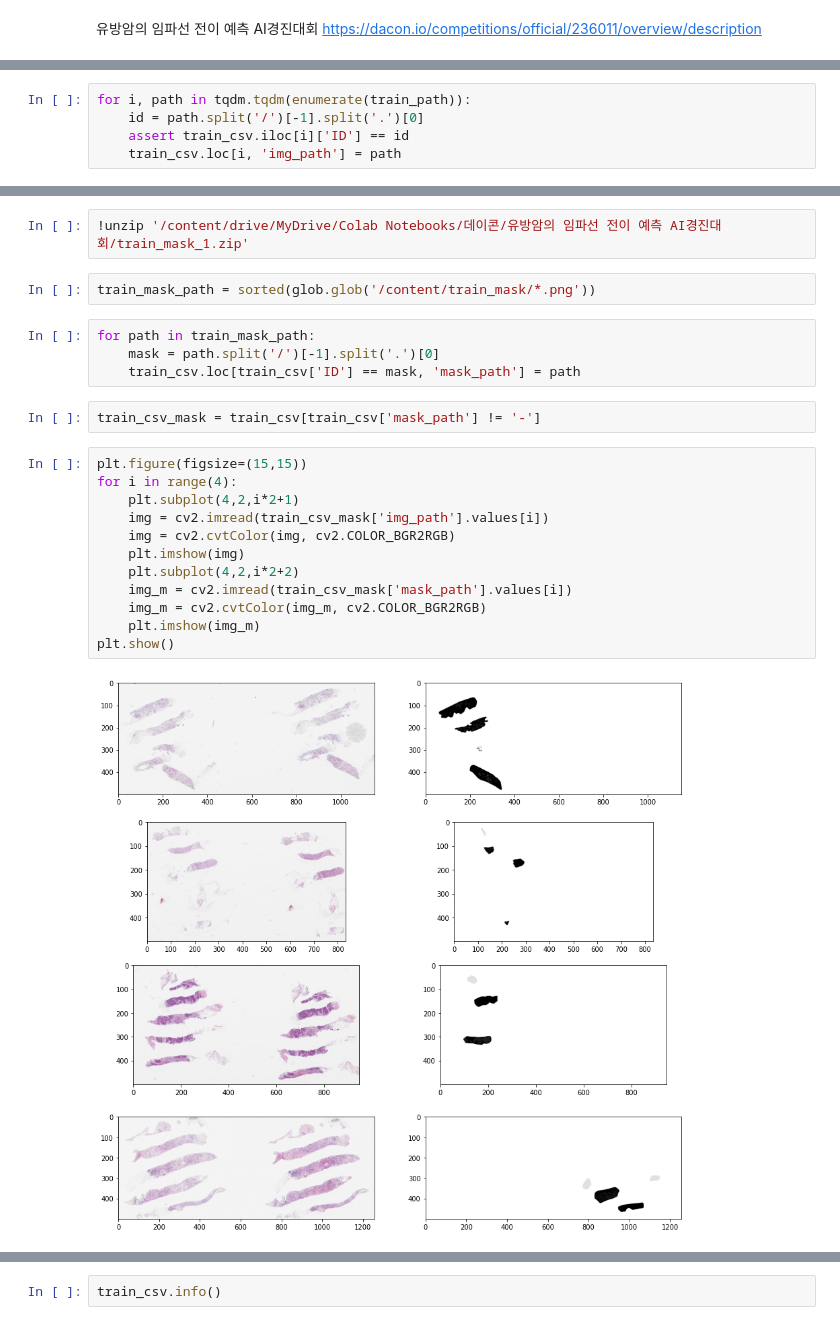
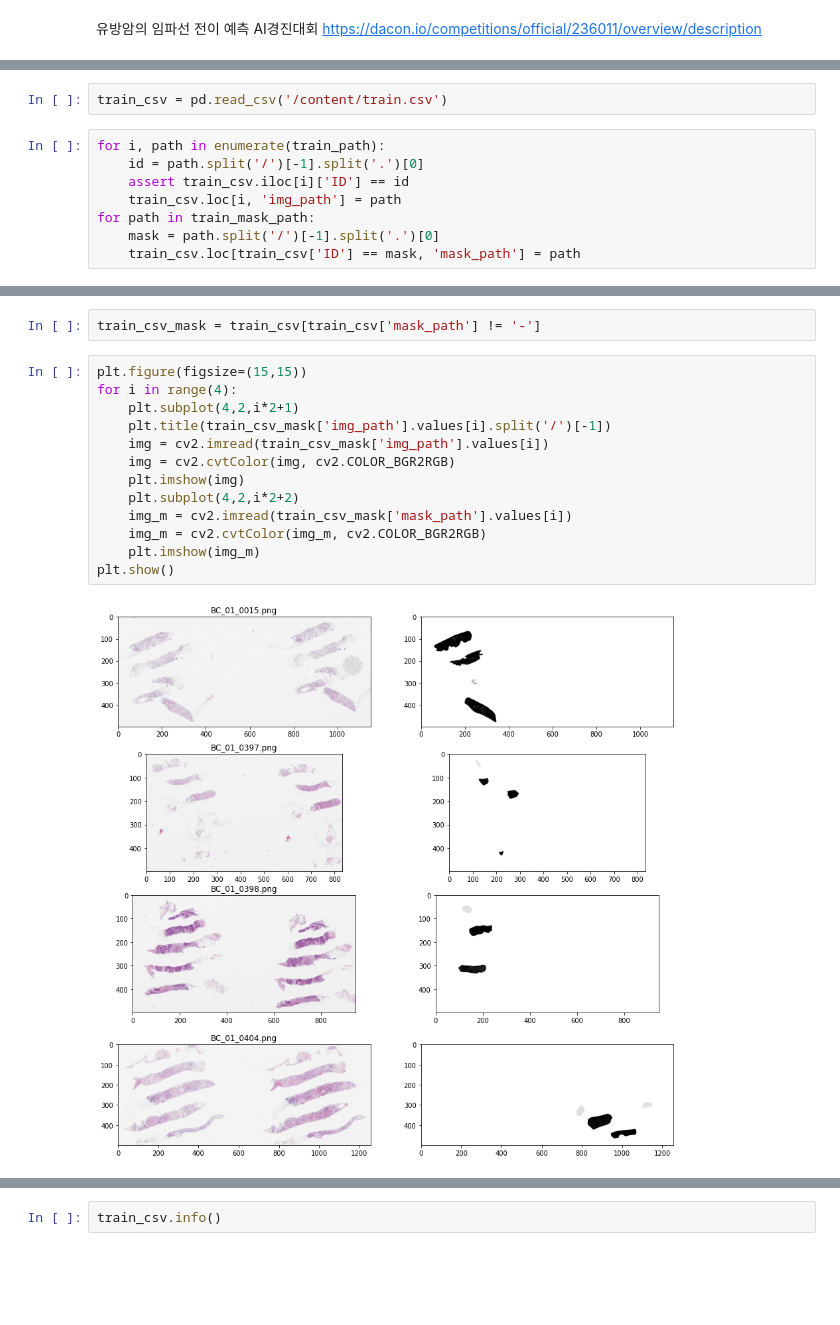
Before and after one commit to chi-hun/dacon, a Jupyter notebook: 유방암의_임파선_전이_예측_AI경진대회.ipynb, the cells around one changed output, grey strips where cells are left out. Cells and saved outputs as stored; diff of their text form; blank space fills up the shorter version.

Commit message:
Colaboratory를 통해 생성됨

```diff
--- a/유방암의_임파선_전이_예측_AI경진대회.ipynb
+++ b/유방암의_임파선_전이_예측_AI경진대회.ipynb
@@ -18,0 +62,10 @@ train_path = sorted(glob.glob('/content/train/*.png'))
+# %%
+train_csv = pd.read_csv('/content/train.csv')
+# %%
+for i, path in enumerate(train_path):
+    id = path.split('/')[-1].split('.')[0]
+    assert train_csv.iloc[i]['ID'] == id
+    train_csv.loc[i, 'img_path'] = path
+for path in train_mask_path:
+    mask = path.split('/')[-1].split('.')[0]
+    train_csv.loc[train_csv['ID'] == mask, 'mask_path'] = path
@@ -31,5 +83,0 @@ train_path[0].split('/')[-1].split('.')[0]
-# %%
-for i, path in tqdm.tqdm(enumerate(train_path)):
-    id = path.split('/')[-1].split('.')[0]
-    assert train_csv.iloc[i]['ID'] == id
-    train_csv.loc[i, 'img_path'] = path
@@ -44,24 +84,17 @@ train_csv.head(3)
-# %%
-!unzip '/content/drive/MyDrive/Colab Notebooks/데이콘/유방암의 임파선 전이 예측 AI경진대회/train_mask_1.zip'
-# %%
-train_mask_path = sorted(glob.glob('/content/train_mask/*.png'))
-# %%
-for path in train_mask_path:
-    mask = path.split('/')[-1].split('.')[0]
-    train_csv.loc[train_csv['ID'] == mask, 'mask_path'] = path
 # %%
 train_csv_mask = train_csv[train_csv['mask_path'] != '-']
 # %%
 plt.figure(figsize=(15,15))
 for i in range(4):
     plt.subplot(4,2,i*2+1)
+    plt.title(train_csv_mask['img_path'].values[i].split('/')[-1])
     img = cv2.imread(train_csv_mask['img_path'].values[i])
     img = cv2.cvtColor(img, cv2.COLOR_BGR2RGB)
     plt.imshow(img)
     plt.subplot(4,2,i*2+2)
     img_m = cv2.imread(train_csv_mask['mask_path'].values[i])
     img_m = cv2.cvtColor(img_m, cv2.COLOR_BGR2RGB)
     plt.imshow(img_m)
 plt.show()
 # %% [output]
-[figure, old version]
+[figure, new version]
```
Also changed, not shown: parts of 75 cells of this notebook.
